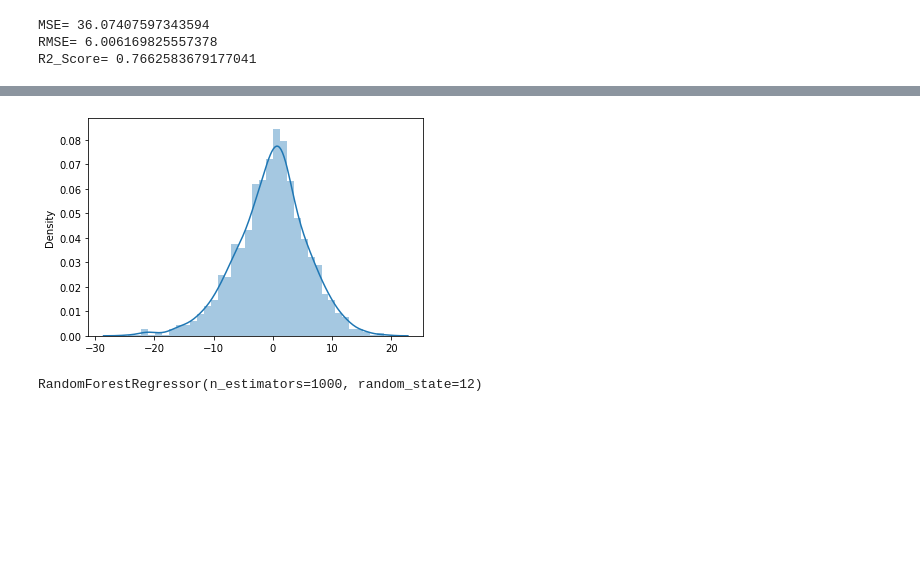
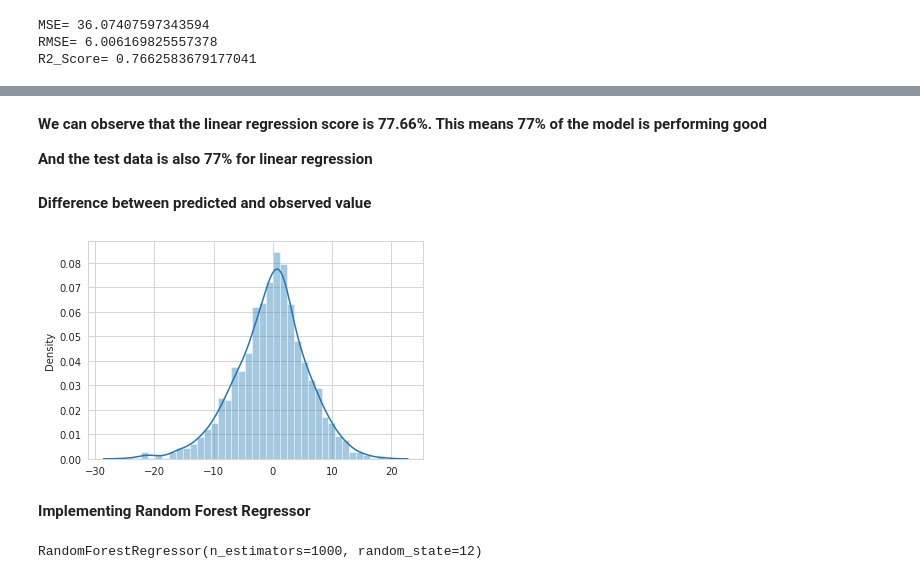
Before and after one commit to bharath967/Seoul-Bike-Sharing-Demand-Prediction, a Jupyter notebook: Bike_Sharing_Demand_Prediction_Capstone_Project.ipynb, the cells around one changed output, grey strips where cells are left out. Cells and saved outputs as stored; diff of their text form; code cells hidden in the pictures; blank space fills up the shorter version.

```diff
--- a/Bike_Sharing_Demand_Prediction_Capstone_Project.ipynb
+++ b/Bike_Sharing_Demand_Prediction_Capstone_Project.ipynb
@@ -643,8 +644,17 @@ plt.show()
+# %% [markdown]
+**We can observe that the linear regression score is 77.66%. This means 77% of the model is performing good**
+
+**And the test data is also 77% for linear regression**
+# %% [markdown]
+**Difference between predicted and observed value**
 # %%
-e_linear = y_test - pred_test
+diff= y_test - pred_test
-# %%
-sns.distplot(e_linear)
-plt.show()
-# %% [output]
-[figure, removed]
+# %%
+#visualization of residual
+sns.distplot(diff)
+plt.show()
+# %% [output]
+[figure, added]
+# %% [markdown]
+**Implementing Random Forest Regressor**
 # %%
```
Also changed, not shown: parts of 49 cells of this notebook.
